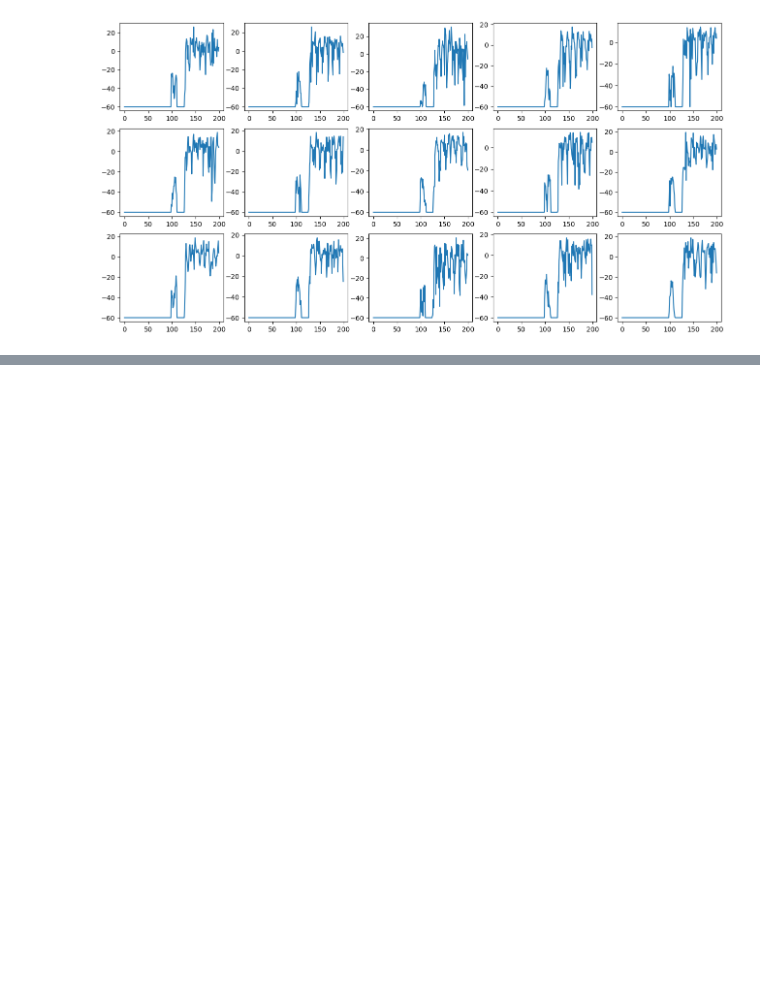
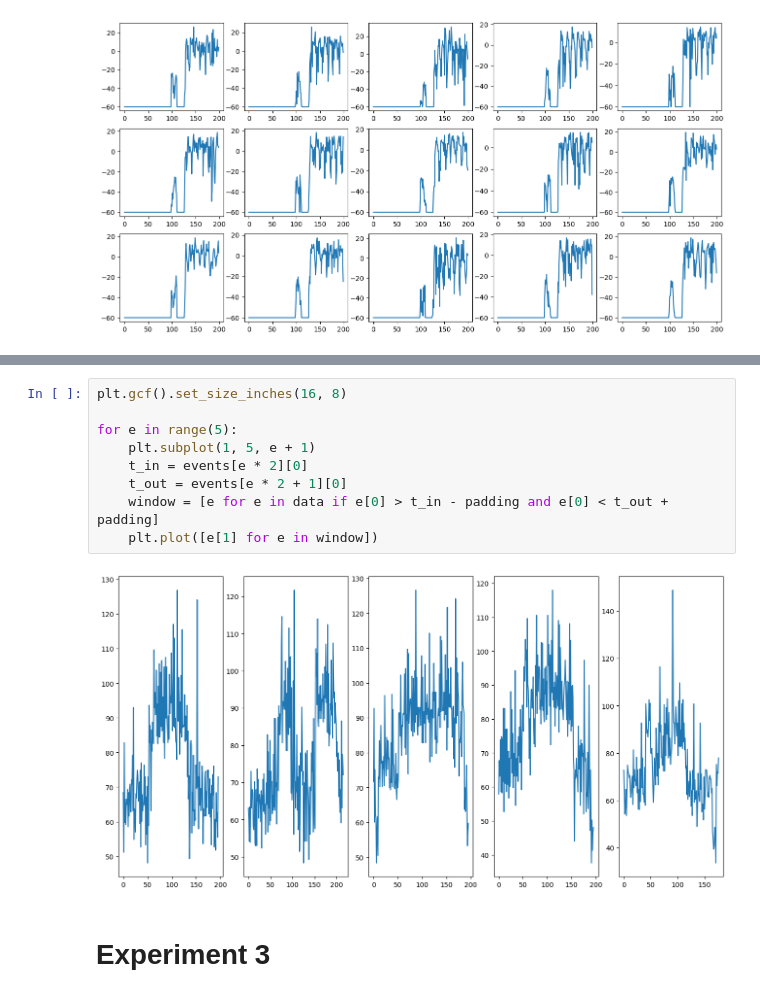
Before and after one commit to fabfarm/ai_energy_monitor, a Jupyter notebook: scripts/EDA.ipynb, the cells around one changed output, grey strips where cells are left out. Drawn from its saved outputs; the diff is of its cells as text; blank space fills up the shorter version.

Commit message:
feat: add experiment 2 & 3

```diff
--- a/scripts/EDA.ipynb
+++ b/scripts/EDA.ipynb
@@ -49,0 +93,13 @@ plt.show()
+# %%
+plt.gcf().set_size_inches(16, 8)
+
+for e in range(5):
+    plt.subplot(1, 5, e + 1)
+    t_in = events[e * 2][0]
+    t_out = events[e * 2 + 1][0]
+    window = [e for e in data if e[0] > t_in - padding and e[0] < t_out + padding]
+    plt.plot([e[1] for e in window])
+# %% [output]
+[figure, added]
+# %% [markdown]
+# Experiment 3
```
Also changed, not shown: parts of 8 cells of this notebook, 4 other files.
